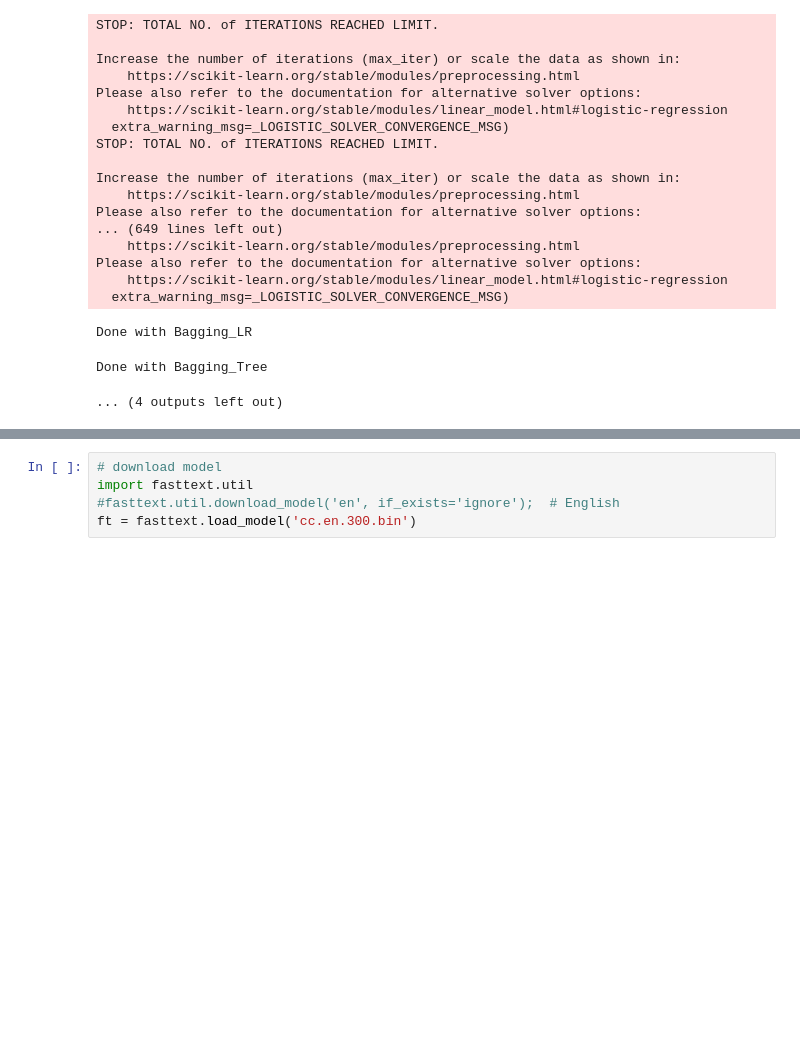
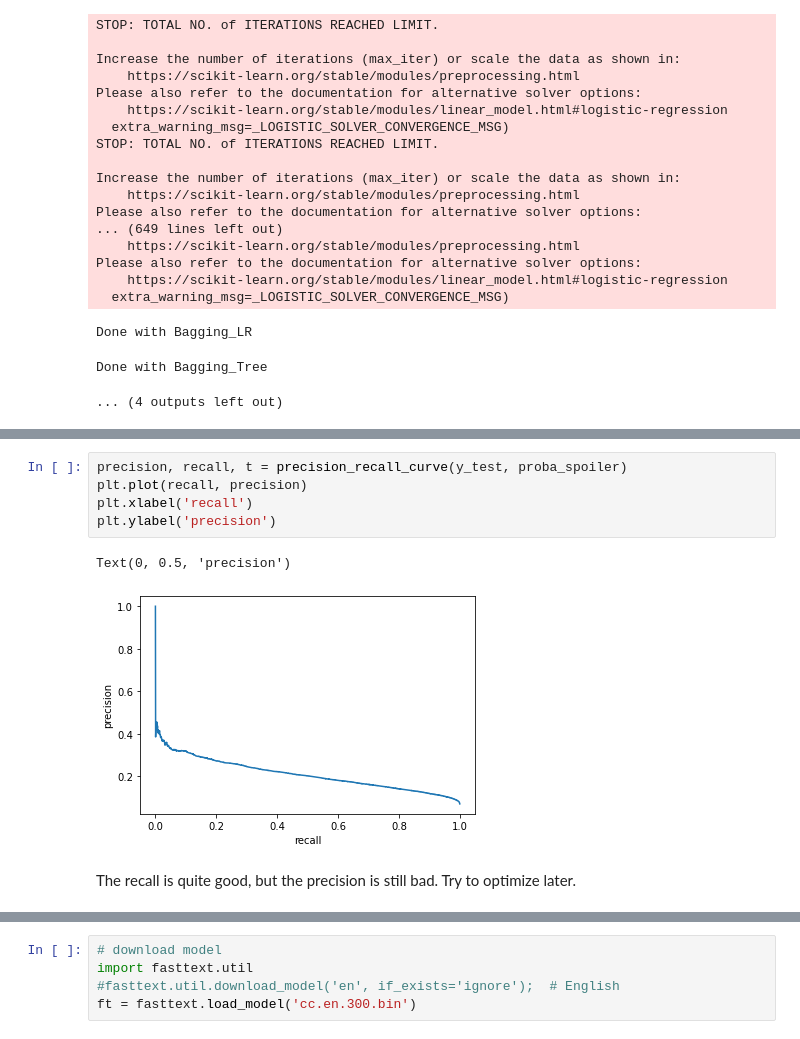
Before and after one commit to GHabeck/202011_capstone_project, a Jupyter notebook: word_embedding.ipynb, the cells around one changed output, grey strips where cells are left out. Saved outputs shown, nothing was run; the diff lists cells and outputs as text; blank space fills up the shorter version.

```diff
--- a/word_embedding.ipynb
+++ b/word_embedding.ipynb
@@ -240,0 +426,10 @@ KeyboardInterrupt:
+# %%
+precision, recall, t = precision_recall_curve(y_test, proba_spoiler)
+plt.plot(recall, precision)
+plt.xlabel('recall')
+plt.ylabel('precision')
+# %% [output]
+Text(0, 0.5, 'precision')
+[figure, added]
+# %% [markdown]
+The recall is quite good, but the precision is still bad. Try to optimize later.
```
Also changed, not shown: parts of 77 cells of this notebook.
